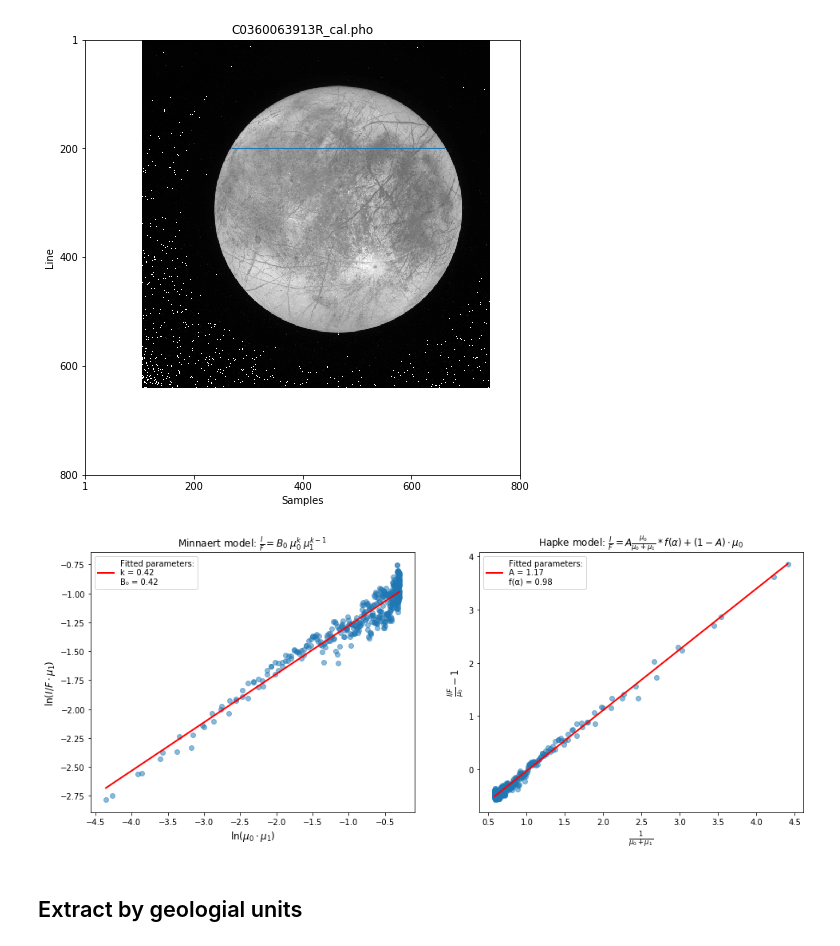
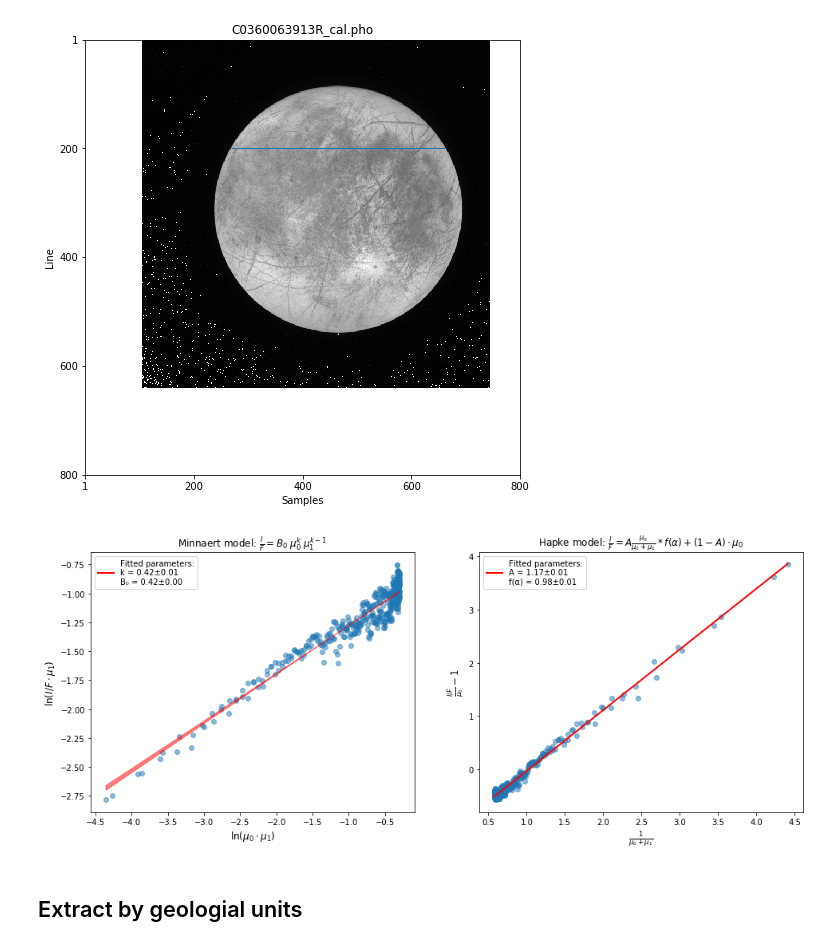
Before and after one commit to seignovert/galileo-ssi, a Jupyter notebook: notebooks/Photometric_fit.ipynb, the cells around one changed output. Cells and saved outputs as stored; diff of their text form; code cells hidden in the pictures.

```diff
--- a/notebooks/Photometric_fit.ipynb
+++ b/notebooks/Photometric_fit.ipynb
@@ -33,26 +35,28 @@ ax.set_title(img);
 # %% [output]
 [figure]
 # %%
-(B0, k), (xdata_m, ydata_m), (xfit_m, yfit_m) = fit(img, cond, model='minnaert', debug=True)
-(A, f_alpha), (xdata_h, ydata_h), (xfit_h, yfit_h) = fit(img, cond, model='hapke', debug=True)
+(B0, k, dB0, dk), (xdata_m, ydata_m), (xfit_m, yfit_m, fit_err_m) = fit(img, cond, model='minnaert', err=True, debug=True)
+(A, f_alpha, dA, df_alpha), (xdata_h, ydata_h), (xfit_h, yfit_h, fit_err_h) = fit(img, cond, model='hapke', err=True, debug=True)
 # %%
 fig, (ax0, ax1) = plt.subplots(1, 2, figsize=(16, 6))
 
 ax0.scatter(xdata_m, ydata_m, alpha=.5)
-ax0.plot(xfit_m, yfit_m, 'r-', lw=2, label=f'Fitted parameters:\nk = {k:.2f}\nB₀ = {B0:.2f}')
+ax0.plot(xfit_m[0], yfit_m[0], 'r-', lw=2, label=f'Fitted parameters:\nk = {k:.2f}±{dk:.2f}\nB₀ = {B0:.2f}±{dB0:.2f}')
+ax0.add_patch(PathPatch(fit_err_m, color='r', alpha=.5))
 ax0.set_xlabel(r'$\ln(\mu_0 \cdot \mu_1)$', fontsize=12)
 ax0.set_ylabel(r'$\ln(I/F \cdot \mu_1)$', fontsize=12)
 ax0.set_title(r'Minnaert model: $\frac{I}{F} = B_0 \; \mu_0^k \; \mu_1^{k-1}$')
 ax0.legend()
 
 ax1.scatter(xdata_h, ydata_h, alpha=.5)
-ax1.plot(xfit_h, yfit_h, 'r-', lw=2, label=f'Fitted parameters:\nA = {A:.2f}\nf(α) = {f_alpha:.2f}')
+ax1.plot(xfit_h, yfit_h, 'r-', lw=2, label=f'Fitted parameters:\nA = {A:.2f}±{dA:.2f}\nf(α) = {f_alpha:.2f}±{df_alpha:.2f}')
+ax0.add_patch(PathPatch(fit_err_h, color='r', alpha=.5))
 ax1.set_xlabel(r'$\frac{1}{\mu_0 + \mu_1}$', fontsize=12)
 ax1.set_ylabel(r'$\frac{I/F}{\mu_0} - 1$', fontsize=12)
 ax1.set_title(r'Hapke model: $\frac{I}{F} = A \frac{\mu_0}{\mu_0 + \mu_1} * f(\alpha) + (1 - A) \cdot \mu_0$')
 ax1.legend();
 # %% [output]
-[figure, old version]
+[figure, new version]
 # %% [markdown]
 ## Extract by geologial units
 # %%
```
Also changed, not shown: parts of 1 cell of this notebook, 1 other file.
